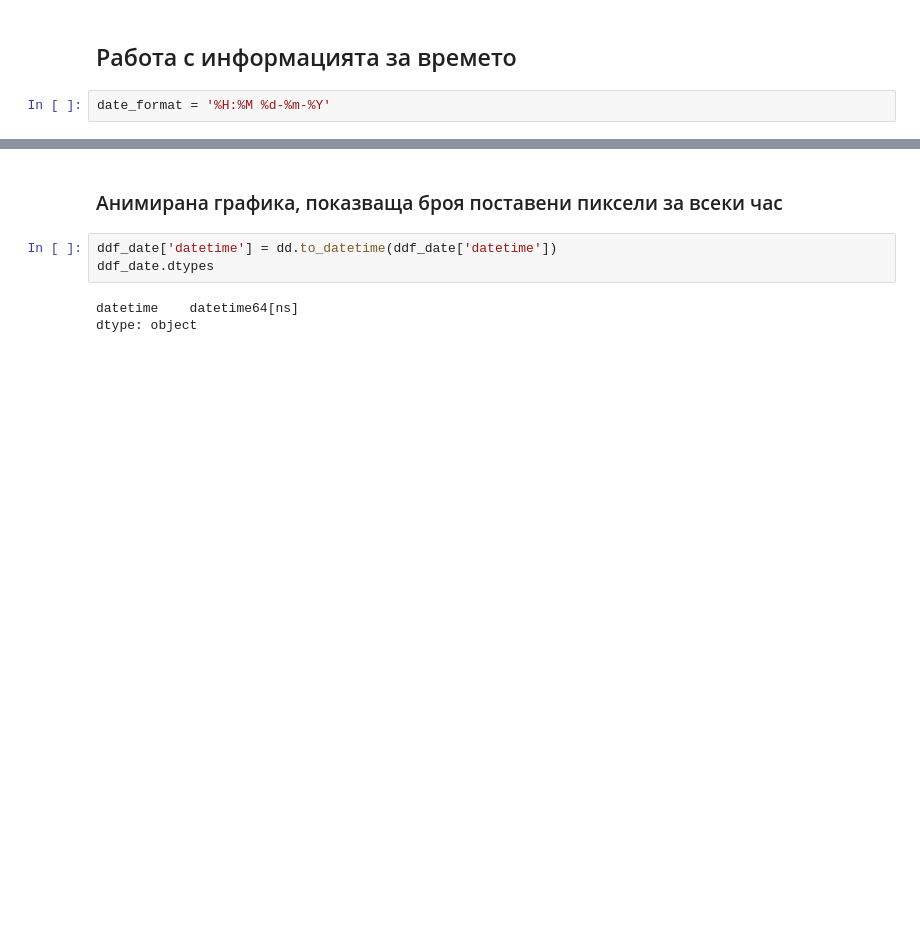
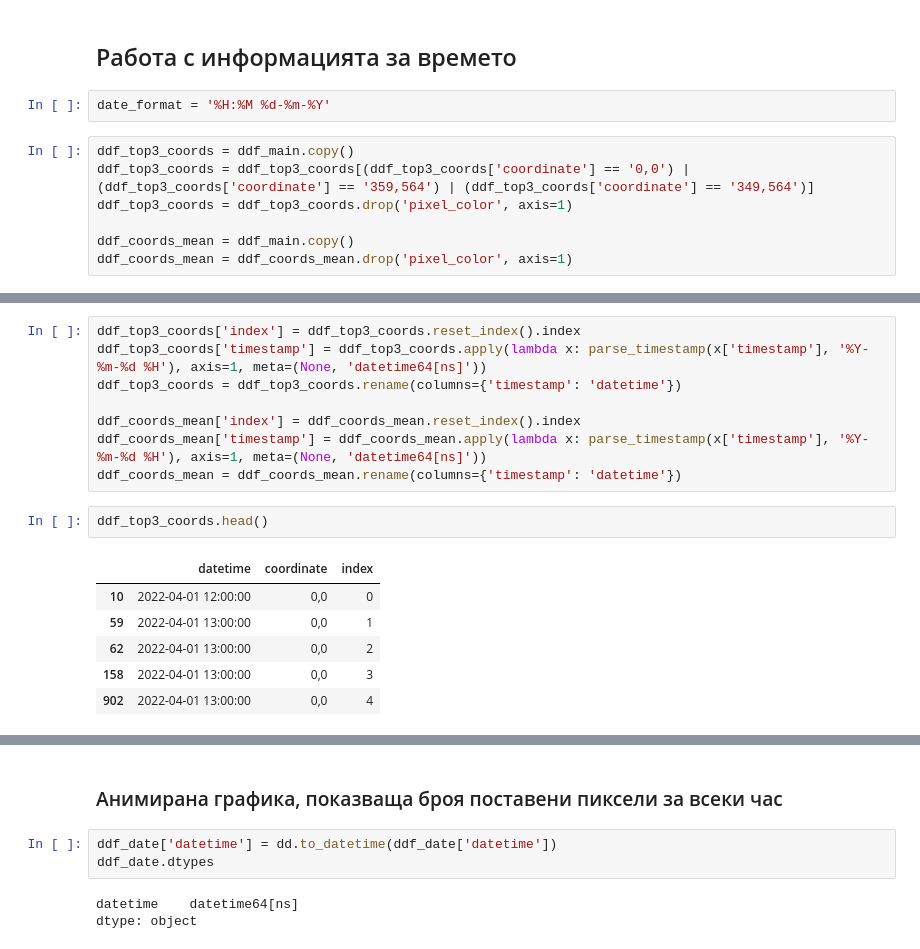
Before and after one commit to Denis-Iv/Analyzing-Social-Experiment, a Jupyter notebook: visualize_data.ipynb, the cells around one changed output, grey strips where cells are left out. Drawn from its saved outputs; the diff is of its cells as text; blank space fills up the shorter version.

```diff
--- a/visualize_data.ipynb
+++ b/visualize_data.ipynb
@@ -314,3 +263,10 @@ ddf00_pivoted.head()
 ## Работа с информацията за времето
 # %%
 date_format = '%H:%M %d-%m-%Y'
+# %%
+ddf_top3_coords = ddf_main.copy()
+ddf_top3_coords = ddf_top3_coords[(ddf_top3_coords['coordinate'] == '0,0') | (ddf_top3_coords['coordinate'] == '359,564') | (ddf_top3_coords['coordinate'] == '349,564')]
+ddf_top3_coords = ddf_top3_coords.drop('pixel_color', axis=1)
+
+ddf_coords_mean = ddf_main.copy()
+ddf_coords_mean = ddf_coords_mean.drop('pixel_color', axis=1)
@@ -316,0 +291,17 @@ date_format = '%H:%M %d-%m-%Y'
+# %%
+ddf_top3_coords['index'] = ddf_top3_coords.reset_index().index
+ddf_top3_coords['timestamp'] = ddf_top3_coords.apply(lambda x: parse_timestamp(x['timestamp'], '%Y-%m-%d %H'), axis=1, meta=(None, 'datetime64[ns]'))
+ddf_top3_coords = ddf_top3_coords.rename(columns={'timestamp': 'datetime'})
+
+ddf_coords_mean['index'] = ddf_coords_mean.reset_index().index
+ddf_coords_mean['timestamp'] = ddf_coords_mean.apply(lambda x: parse_timestamp(x['timestamp'], '%Y-%m-%d %H'), axis=1, meta=(None, 'datetime64[ns]'))
+ddf_coords_mean = ddf_coords_mean.rename(columns={'timestamp': 'datetime'})
+# %%
+ddf_top3_coords.head()
+# %% [output]
+|  | datetime | coordinate | index |
+| 10 | 2022-04-01 12:00:00 | 0,0 | 0 |
+| 59 | 2022-04-01 13:00:00 | 0,0 | 1 |
+| 62 | 2022-04-01 13:00:00 | 0,0 | 2 |
+| 158 | 2022-04-01 13:00:00 | 0,0 | 3 |
+| 902 | 2022-04-01 13:00:00 | 0,0 | 4 |
```
Also changed, not shown: parts of 16 cells of this notebook.
